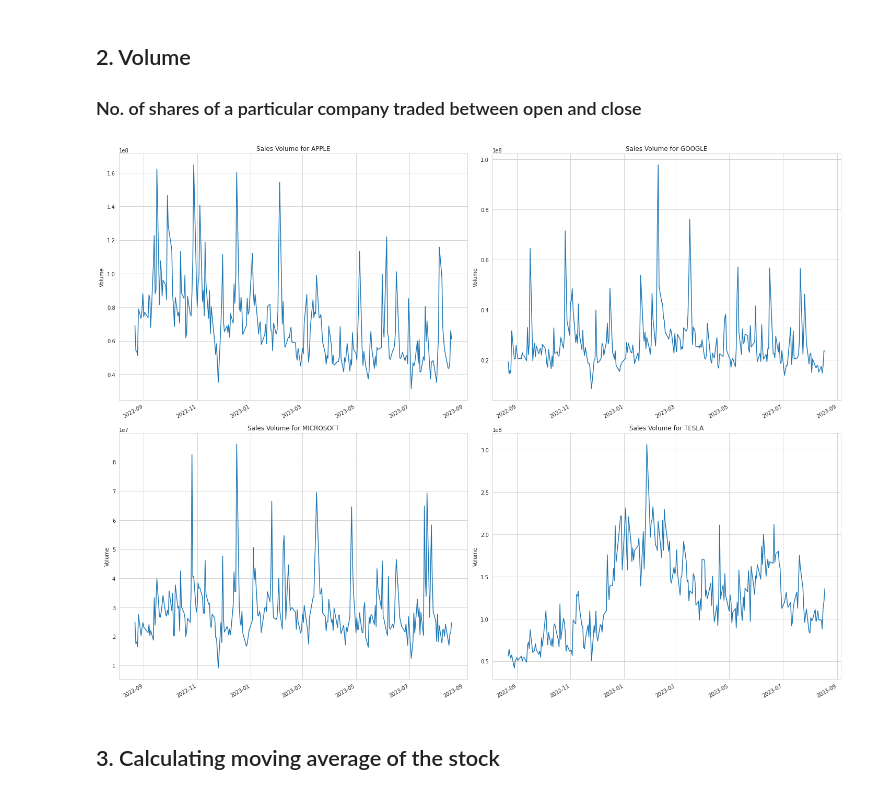
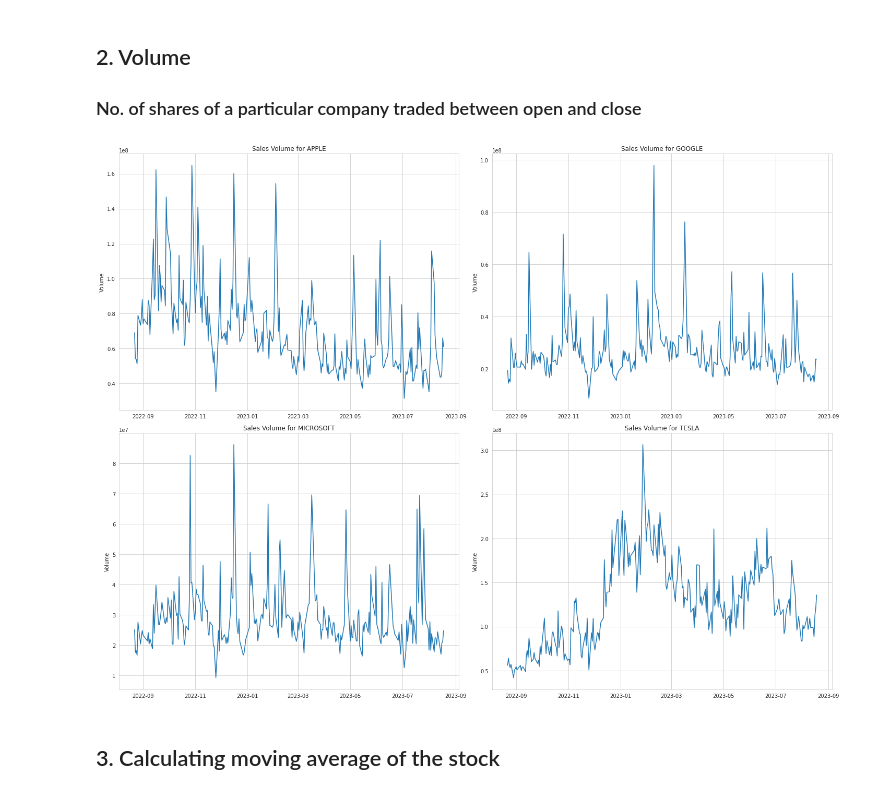
Before and after one commit to VanshitaMahajan14/Stock-Price-Prediction, a Jupyter notebook: main.ipynb, the cells around one changed output. Drawn from its saved outputs; the diff is of its cells as text; code cells hidden in the pictures.

```diff
--- a/main.ipynb
+++ b/main.ipynb
@@ -82,10 +84,10 @@ plt.figure(figsize=(30, 20))
 
 for i, company in enumerate(company_list, 1):
     plt.subplot(2, 2, i)
-    company['Adj Close'].plot()
+    sns.lineplot(data=company, x=company.index, y='Adj Close')
     plt.ylabel('Adj Close')
     plt.xlabel(None)
     plt.title(f"Closing Price of {company_name[i - 1]}")
 
-plt.tight_layout()
+#plt.tight_layout()
 # %% [output]
@@ -97,15 +98,15 @@ plt.tight_layout()
 # %%
 plt.figure(figsize=(20, 15))
 
 for i, company in enumerate(company_list, 1):
     plt.subplot(2, 2, i)
-    company['Volume'].plot()
+    sns.lineplot(data=company, x=company.index, y='Volume')
     plt.ylabel('Volume')
     plt.xlabel(None)
     plt.title(f"Sales Volume for {company_name[i - 1]}")
 
 plt.tight_layout()
 # %% [output]
-[figure, old version]
+[figure, new version]
 # %% [markdown]
 ## 3. Calculating moving average of the stock
```
Also changed, not shown: parts of 7 cells of this notebook.
